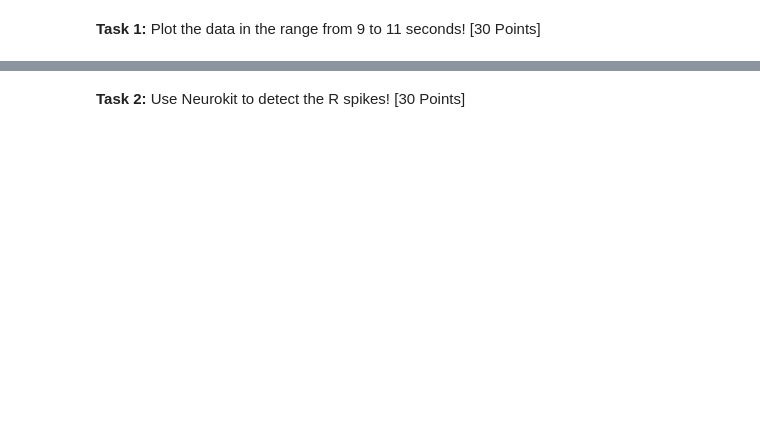
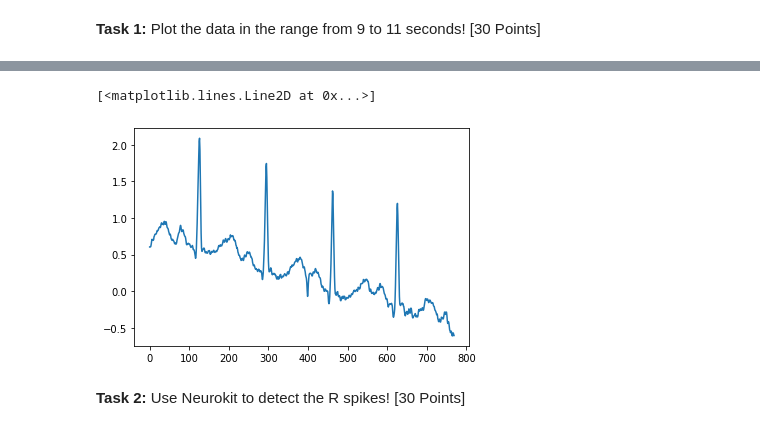
Before and after one commit to bostongfx/cs480student_2021, a Jupyter notebook: CS480_Assignment_1.ipynb, the cells around one changed output, grey strips where cells are left out. Cells and saved outputs as stored; diff of their text form; code cells hidden in the pictures; blank space fills up the shorter version.

```diff
--- a/CS480_Assignment_1.ipynb
+++ b/CS480_Assignment_1.ipynb
@@ -18,3 +20,6 @@ SAMPLING_RATE = 360 # this data was sampled with 360 Hz
 # TODO your plotting code goes here
 # please take the sampling rate into account to only plot the range
 # between 9 and 11 seconds
+sample9to11sec = ecg[SAMPLING_RATE*8-50:SAMPLING_RATE*10]
+#starting had to be 50 samples before 9th second to detect entire first heartbeat
+sample9to11sec
@@ -21,3 +44,8 @@ SAMPLING_RATE = 360 # this data was sampled with 360 Hz
+# %%
+plt.plot(sample9to11sec)
+# %% [output]
+[<matplotlib.lines.Line2D at 0x...>]
+[figure, added]
 # %% [markdown]
 **Task 2:** Use Neurokit to detect the R spikes! [30 Points]
 # %%
```
Also changed, not shown: parts of 15 cells of this notebook.
